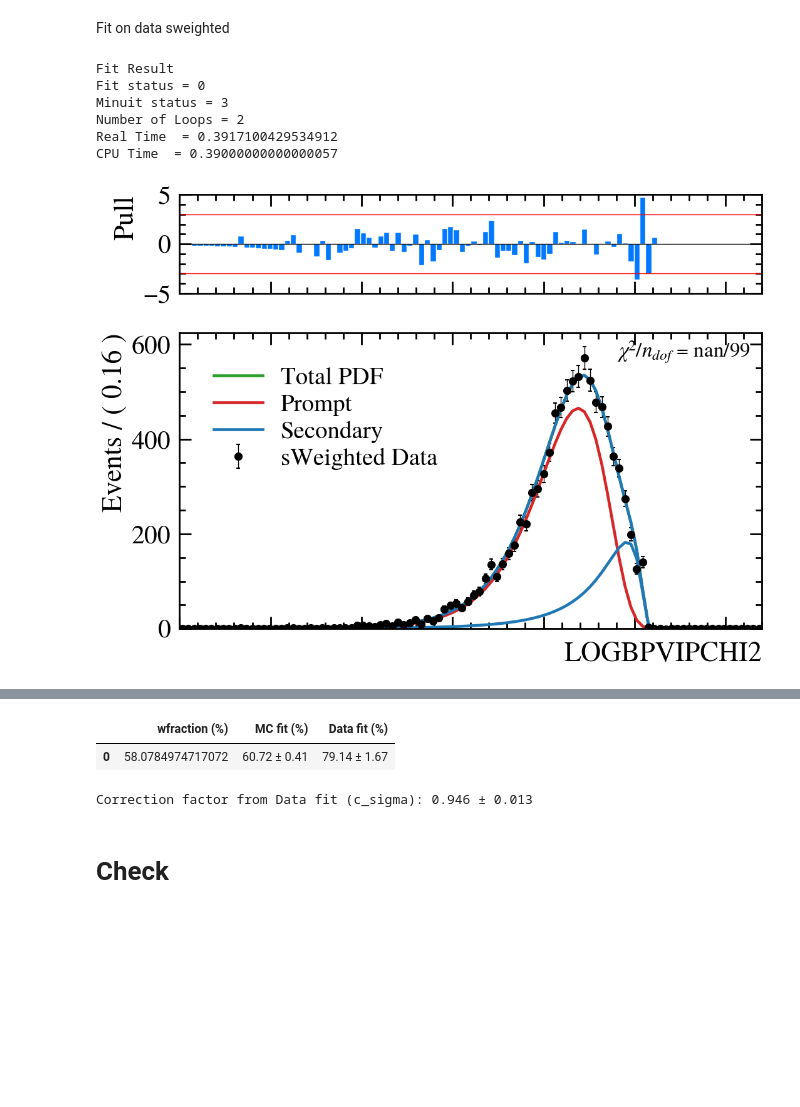
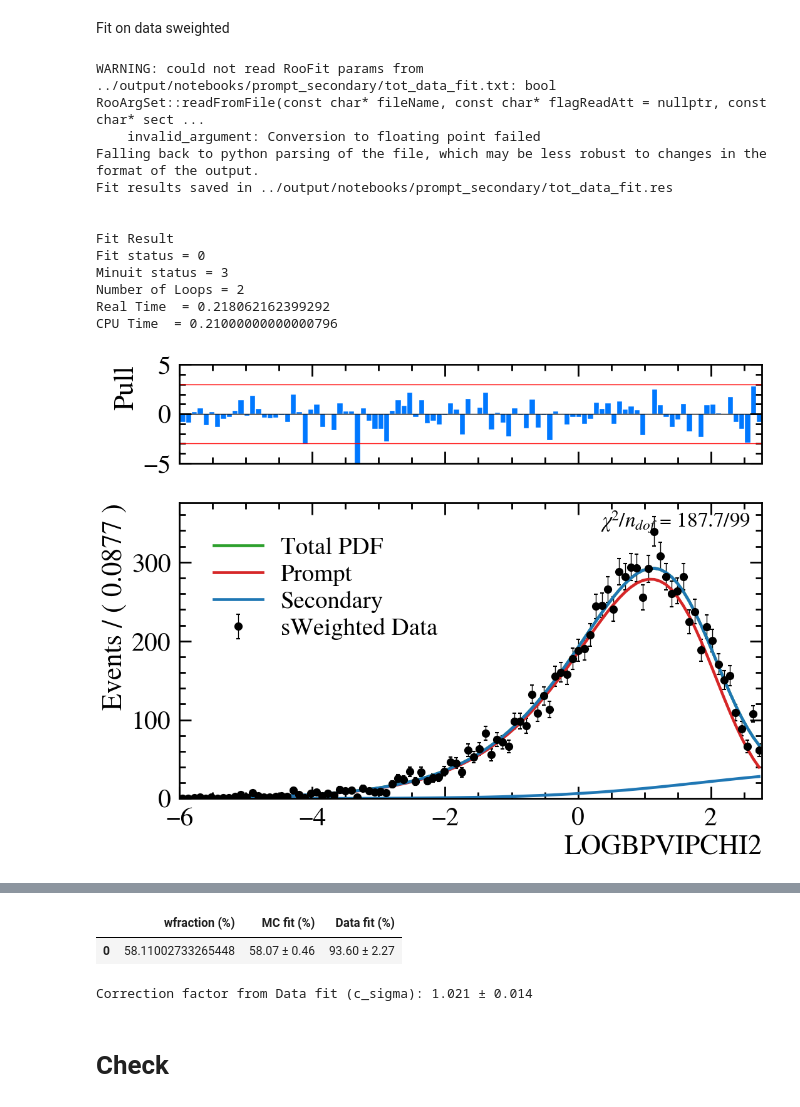
Before and after one commit to lhcb-bicocca/tesi_impicciche, a Jupyter notebook: notebooks/prompt_secondary.ipynb, the cells around one changed output, grey strips where cells are left out. Cells and saved outputs as stored; diff of their text form; code cells hidden in the pictures; blank space fills up the shorter version.

```diff
--- a/notebooks/prompt_secondary.ipynb
+++ b/notebooks/prompt_secondary.ipynb
@@ -196,7 +214,7 @@ Info in <Minuit2>: Minuit2Minimizer::Hesse Hesse is valid - matrix is accurate
 # Prompt and secondary
 # %%
 var_name = 'Ds_LOGBPVIPCHI2'
-v_min, v_max = -10.0, 6.0
+v_min, v_max = -6.0, 2.77
 
 ws_ip = fm.SimpleWorkspace(obsname=var_name, xmin=v_min, xmax=v_max, title='LOGBPVIPCHI2', unit='')
 log_ip = ws_ip.var(var_name)
@@ -323,7 +402,8 @@ Fit combined on MC
 frac_prompt_mc = add_to_workspace(ws_ip, r.RooRealVar("frac_prompt_mc", "frac_prompt_mc", 0.7, 0.0, 1.0))
 model_mc_tot = add_to_workspace(ws_ip, r.RooAddPdf("model_mc_tot", "Total MC PDF", [pdf_prompt_mc, pdf_sec_mc], [frac_prompt_mc]))
 
-fu.fit_to_data(model_mc_tot, data_mc_tot, kSilent=False)
+fu.safe_read_roofit_vars(ws_ip, f'{output_dir}/tot_mc_fit.txt')
+res_mc_tot = fu.fit_to_data(model_mc_tot, data_mc_tot, kSilent=False, outname=f'{output_dir}/tot_mc_fit')
 
 #plot MC
 frame_mc = log_ip.frame(r.RooFit.Title(""))
@@ -333,5 +413,14 @@ model_mc_tot.plotOn(frame_mc, r.RooFit.Components("prompt_mc_jsu"), r.RooFit.Lin
 model_mc_tot.plotOn(frame_mc, r.RooFit.Components("sec_mc_jsu"), r.RooFit.LineColor(r.kBlue))
 model_mc_tot.plotOn(frame_mc)
 fig_mc, ax_mc = fu.plot_fit_and_residuals_mpl(frame_mc, labels=['Simulated Data', 'Total PDF', 'Prompt', 'Secondary'])
+
+import matplotlib.ticker as ticker
+fig_mc.axes[0].tick_params(axis='x', labelbottom=False)
+fig_mc.axes[1].xaxis.set_major_formatter(ticker.ScalarFormatter())
+fig_mc.axes[1].tick_params(axis='x', labelbottom=True)
+
+fig_mc.savefig(f'{output_dir}/tot_mc_fit.png', dpi=300)
+ws_ip.allVars().writeToFile(f'{output_dir}/tot_mc_fit.txt')
+fu.AddFitInfo(f'{output_dir}/tot_mc_fit.txt', res_mc_tot)
 plt.show()
 # %% [output]
@@ -381,7 +473,12 @@ Fit on data sweighted
 # %%
 c_sigma = add_to_workspace(ws_ip, r.RooRealVar("c_sigma", "c_sigma", 1.0, 0.5, 2.0))
 
-#PDF to apply c_sigma to the widths of the prompt and secondary components
+# Calculated the difference between the means of the secondary and prompt MC distributions
+diff_mu_val = ws_ip.var('sec_mc_mJsu').getVal() - ws_ip.var('prompt_mc_mJsu').getVal()
+delta_mu = add_to_workspace(ws_ip, r.RooRealVar("delta_mu", "delta_mu", diff_mu_val))
+delta_mu.setConstant(True)
+
+# PDF for prompt
 data_mu_P = add_to_workspace(ws_ip, r.RooRealVar("data_mu_P",
                                                  "data_mu_P",
                                                  ws_ip.var('prompt_mc_mJsu').getVal(),
@@ -393,58 +490,73 @@ data_lam_P = add_to_workspace(ws_ip, r.RooFormulaVar("data_lam_P",
 
 pdf_prompt_data = add_to_workspace(ws_ip, r.RooJohnson("pdf_prompt_data",
                                                        "Prompt Data PDF",
-                                                       log_ip,
-                                                         data_mu_P,
-                                                       data_lam_P,
-                                                       ws_ip.var('prompt_mc_gammaJsu'),
-                                                         ws_ip.var('prompt_mc_deltaJsu')))
-#for secondary component
-data_mu_S = add_to_workspace(ws_ip, r.RooRealVar("data_mu_S",
-                                                  "data_mu_S",
-                                                    ws_ip.var('sec_mc_mJsu').getVal(),
-                                                      2.0, 6.0))
+                                                        log_ip,
+                                                        data_mu_P,
+                                                        data_lam_P,
+                                                        ws_ip.var('prompt_mc_gammaJsu'),
+                                                        ws_ip.var('prompt_mc_deltaJsu')))
+
+# PDF for secondary (data_mu_S depends on data_mu_P and delta_mu)
+data_mu_S = add_to_workspace(ws_ip, r.RooFormulaVar("data_mu_S",
+                                                    "@0 + @1",
+                                                    r.RooArgList(data_mu_P, delta_mu)))
 
 data_lam_S = add_to_workspace(ws_ip, r.RooFormulaVar("data_lam_S",
                                                      "@0*@1",
-                                                     r.RooArgList(ws_ip.var('sec_mc_sJsu'),
-                                                                   c_sigma)))
+                                                     r.RooArgList(ws_ip.var('sec_mc_sJsu'), c_sigma)))
 
 pdf_sec_data = add_to_workspace(ws_ip, r.RooJohnson("pdf_sec_data",
                                                      "Secondary Data PDF",
                                                      log_ip,
                                                        data_mu_S,
                                                        data_lam_S,
                                                        ws_ip.var('sec_mc_gammaJsu'),
                                                        ws_ip.var('sec_mc_deltaJsu')))
 
-#model tot
+# model tot
 frac_prompt_data = add_to_workspace(ws_ip, r.RooRealVar("frac_prompt_data",
                                                         "frac_prompt_data",
                                                           0.75, 0.0, 1.0))
 
 model_data_tot = add_to_workspace(ws_ip, r.RooAddPdf("model_data_tot",
                                                       "Total Data PDF",
-                                                      [pdf_prompt_data, pdf_sec_data],
-                                                        [frac_prompt_data]))
+                                                      [pdf_prompt_data, pdf_sec_data], [frac_prompt_data]))
 
 # Fit data
-res_data_ip = fu.fit_to_data(model_data_tot, data_sweight, kSilent=False)
+fu.safe_read_roofit_vars(ws_ip, f'{output_dir}/tot_data_fit.txt')
+res_data_ip = fu.fit_to_data(model_data_tot, data_sweight, kSilent=False, outname=f'{output_dir}/tot_data_fit')
 
-#plot
+# plot
 frame_data = log_ip.frame(r.RooFit.Title(""))
 data_sweight.plotOn(frame_data, r.RooFit.DataError(r.RooAbsData.SumW2))
 model_data_tot.plotOn(frame_data, r.RooFit.LineColor(r.kGreen))
 model_data_tot.plotOn(frame_data, r.RooFit.Components("pdf_prompt_data"), r.RooFit.LineColor(r.kRed))
 model_data_tot.plotOn(frame_data, r.RooFit.Components("pdf_sec_data"), r.RooFit.LineColor(r.kBlue))
 model_data_tot.plotOn(frame_data)
 fig_data, ax_data = fu.plot_fit_and_residuals_mpl(frame_data, labels=['sWeighted Data', 'Total PDF', 'Prompt', 'Secondary'])
+
+import matplotlib.ticker as ticker
+fig_data.axes[0].tick_params(axis='x', labelbottom=False)
+fig_data.axes[1].xaxis.set_major_formatter(ticker.ScalarFormatter())
+fig_data.axes[1].tick_params(axis='x', labelbottom=True)
+
+
+fig_data.savefig(f'{output_dir}/tot_data_fit.png', dpi=300)
+ws_ip.allVars().writeToFile(f'{output_dir}/tot_data_fit.txt')
+fu.AddFitInfo(f'{output_dir}/tot_data_fit.txt', res_data_ip)
 plt.show()
 # %% [output]
+WARNING: could not read RooFit params from ../output/notebooks/prompt_secondary/tot_data_fit.txt: bool RooArgSet::readFromFile(const char* fileName, const char* flagReadAtt = nullptr, const char* sect ...
+    invalid_argument: Conversion to floating point failed
+Falling back to python parsing of the file, which may be less robust to changes in the format of the output.
+Fit results saved in ../output/notebooks/prompt_secondary/tot_data_fit.res
+
+
 Fit Result
 Fit status = 0
 Minuit status = 3
 Number of Loops = 2
-Real Time  = 0.3917100429534912
-CPU Time  = 0.39000000000000057
+Real Time  = 0.218062162399292
+CPU Time  = 0.21000000000000796
-[figure, old version]
+[figure, new version]
 [#1] INFO:ObjectHandling -- RooWorkspace::import(ws) importing RooRealVar::c_sigma
@@ -499,8 +611,8 @@ display(df_table21)
 print(f"Correction factor from Data fit (c_sigma): {c_sigma.getVal():.3f} ± {c_sigma.getError():.3f}")
 # %% [output]
 |  | wfraction (%) | MC fit (%) | Data fit (%) |
-| 0 | 58.0784974717072 | 60.72 ± 0.41 | 79.14 ± 1.67 |
+| 0 | 58.11002733265448 | 58.07 ± 0.46 | 93.60 ± 2.27 |
-Correction factor from Data fit (c_sigma): 0.946 ± 0.013
+Correction factor from Data fit (c_sigma): 1.021 ± 0.014
 # %% [markdown]
 # Check
 # %%
```
Also changed, not shown: parts of 6 cells of this notebook.
